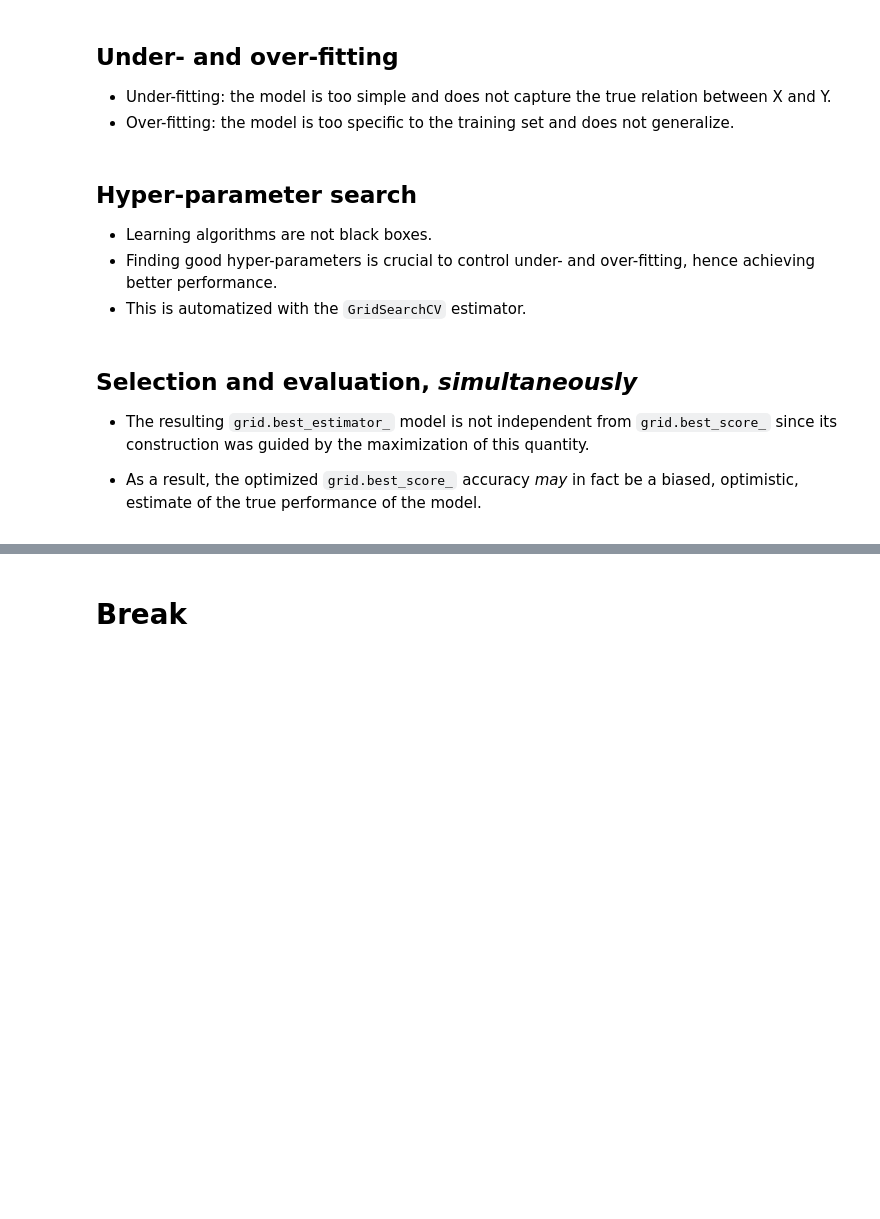
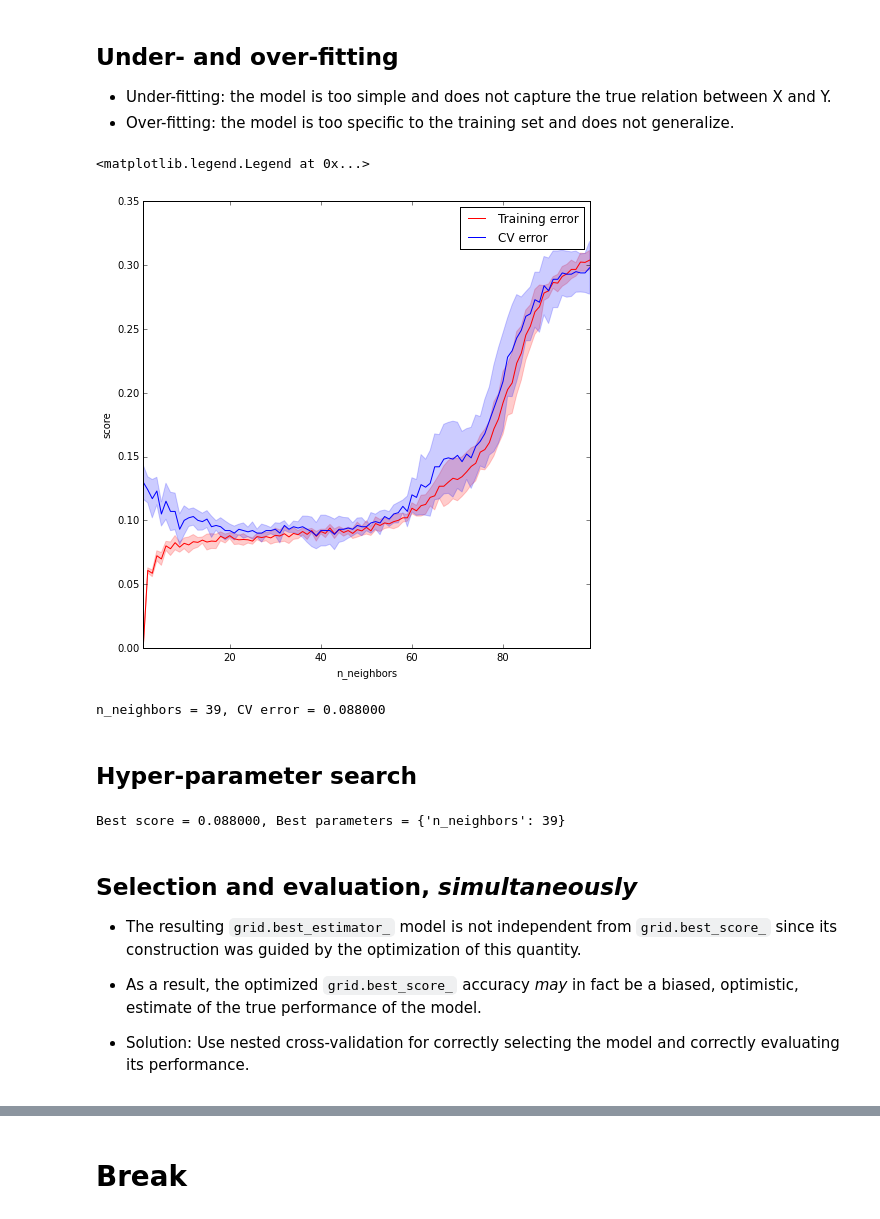
Before and after one commit to glouppe/tutorials-scikit-learn, a Jupyter notebook: An introduction to Machine Learning with Scikit-Learn.ipynb, the cells around one changed output, grey strips where cells are left out. Drawn from its saved outputs; the diff is of its cells as text; code cells hidden in the pictures; blank space fills up the shorter version.

```diff
--- a/An introduction to Machine Learning with Scikit-Learn.ipynb
+++ b/An introduction to Machine Learning with Scikit-Learn.ipynb
@@ -372,57 +375,64 @@ print("%f +-%f" % (np.mean(scores), np.std(scores)))
 - Under-fitting: the model is too simple and does not capture the true relation between X and Y.
 - Over-fitting: the model is too specific to the training set and does not generalize.
 # %%
-from sklearn.learning_curve import validation_curve
+from sklearn.model_selection import validation_curve
 
-param_range = range(1, 16)
+param_range = range(1, 100)
 train_scores, test_scores = validation_curve(
-    DecisionTreeClassifier(), X, y,
-    param_name="max_depth",
+    KNeighborsClassifier(), X, y,
+    param_name="n_neighbors",
     param_range=param_range, cv=5, n_jobs=-1)
 
 train_scores_mean = np.mean(train_scores, axis=1)
 train_scores_std = np.std(train_scores, axis=1)
 test_scores_mean = np.mean(test_scores, axis=1)
 test_scores_std = np.std(test_scores, axis=1)
 
-plt.xlabel("max_depth")
+plt.xlabel("n_neighbors")
 plt.ylabel("score")
 plt.xlim(min(param_range), max(param_range))
-plt.plot(param_range, train_scores_mean, color="red", label="training score")
-plt.fill_between(param_range, train_scores_mean - train_scores_std,
-                 train_scores_mean + train_scores_std, alpha=0.2, color="red")
-plt.plot(param_range, test_scores_mean, color="blue", label="test score")
-plt.fill_between(param_range, test_scores_mean - test_scores_std,
-                 test_scores_mean + test_scores_std, alpha=0.2, color="blue")
+plt.plot(param_range, 1. - train_scores_mean, color="red", label="Training error")
+plt.fill_between(param_range,
+                 1. - train_scores_mean + train_scores_std,
+                 1. - train_scores_mean - train_scores_std,
+                 alpha=0.2, color="red")
+plt.plot(param_range, 1. - test_scores_mean, color="blue", label="CV error")
+plt.fill_between(param_range,
+                 1. - test_scores_mean + test_scores_std,
+                 1. - test_scores_mean - test_scores_std,
+                 alpha=0.2, color="blue")
 plt.legend(loc="best")
+# %% [output]
+<matplotlib.legend.Legend at 0x...>
+[figure, added]
 # %%
 # Best trade-off
-print("max_depth = %d, accuracy = %f" % (param_range[np.argmax(test_scores_mean)],
-                                         np.max(test_scores_mean)))
+print("n_neighbors = %d, CV error = %f" % (param_range[np.argmax(test_scores_mean)],
+                                       1. - np.max(test_scores_mean)))
+# %% [output]
+n_neighbors = 39, CV error = 0.088000
-# %% [markdown]
-## Hyper-parameter search
-
-- Learning algorithms are not black boxes.
-- Finding good hyper-parameters is crucial to control under- and over-fitting, hence achieving better performance.
-- This is automatized with the `GridSearchCV` estimator.
+# %% [markdown]
+## Hyper-parameter search
 # %%
-from sklearn.grid_search import GridSearchCV
-grid = GridSearchCV(DecisionTreeClassifier(),
-                    param_grid={"max_depth": range(1, 16),
-                                "criterion": ["gini", "entropy"],
-                                "min_samples_leaf": [1, 5, 10, 50]},
+from sklearn.model_selection import GridSearchCV
+grid = GridSearchCV(KNeighborsClassifier(),
+                    param_grid={"n_neighbors": list(range(1, 100))},
                     scoring="accuracy",
                     cv=5, n_jobs=-1)
 grid.fit(X, y)
 
 # Warning: don't report these numbers in your experiments!
-print("Best score = %f, Best parameters = %s" % (grid.best_score_,
+print("Best score = %f, Best parameters = %s" % (1. - grid.best_score_,
                                                  grid.best_params_))
+# %% [output]
+Best score = 0.088000, Best parameters = {'n_neighbors': 39}
 # %% [markdown]
 ## Selection and evaluation, _simultaneously_
 
-- The resulting `grid.best_estimator_` model is not independent from `grid.best_score_` since its construction was guided by the maximization of this quantity.
+- The resulting `grid.best_estimator_` model is not independent from `grid.best_score_` since its construction was guided by the optimization of this quantity.
 
 - As a result, the optimized `grid.best_score_` accuracy _may_ in fact be a biased, optimistic, estimate of the true performance of the model.
+
+- Solution: Use nested cross-validation for correctly selecting the model and correctly evaluating its performance.
 # %%
 from sklearn.cross_validation import cross_val_score
```
Also changed, not shown: parts of 20 cells of this notebook.
